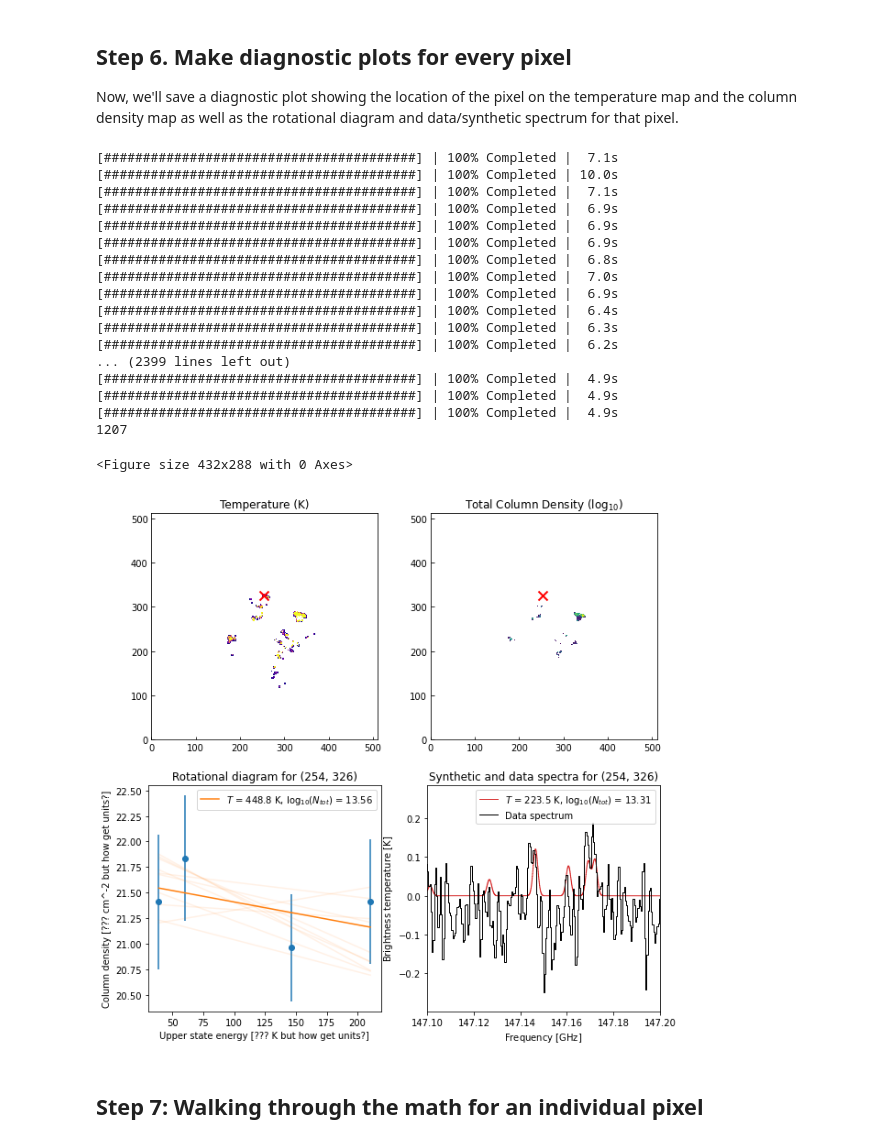
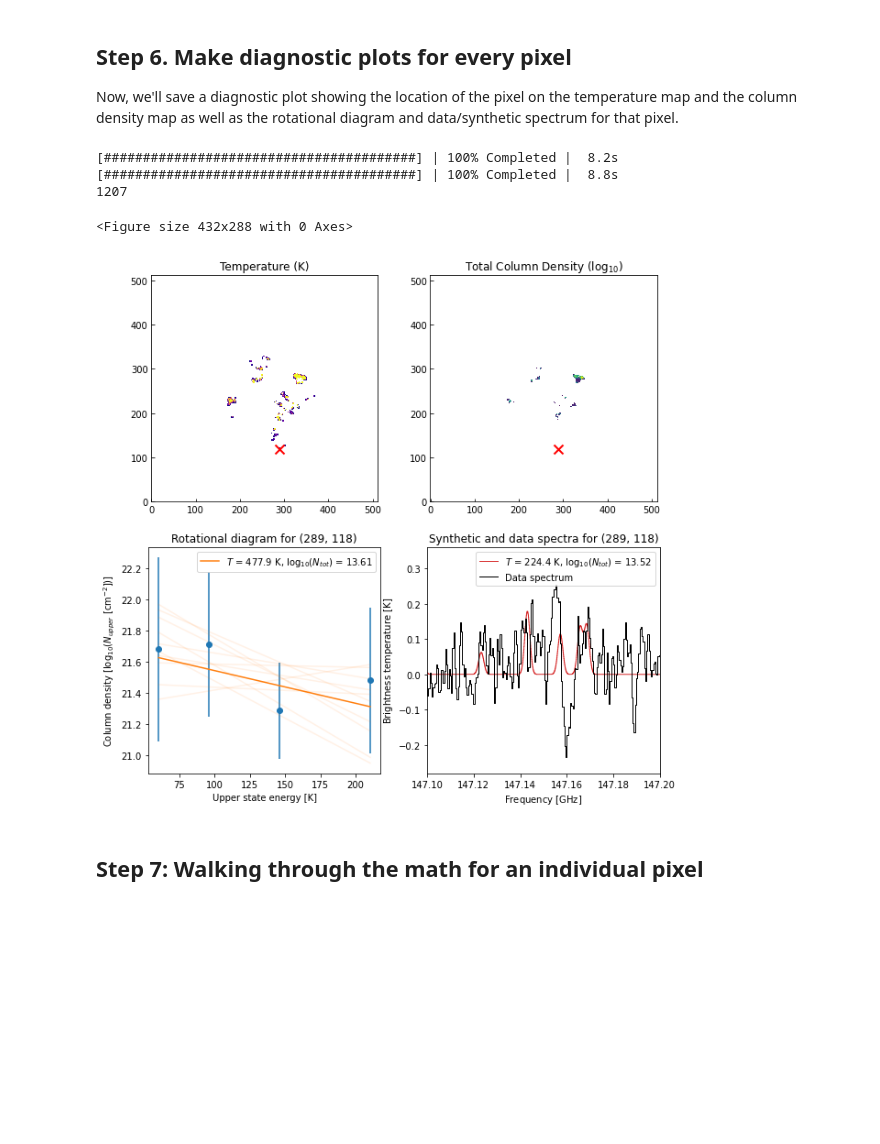
Before and after one commit to abulatek/brick, a Jupyter notebook: first_results/temperature_map/ProcessingTutorial.ipynb, the cells around one changed output. Drawn from its saved outputs; the diff is of its cells as text; code cells hidden in the pictures; blank space fills up the shorter version.

Commit message:
Updated figures again (axis labels

```diff
--- a/first_results/temperature_map/ProcessingTutorial.ipynb
+++ b/first_results/temperature_map/ProcessingTutorial.ipynb
@@ -235,7 +235,7 @@ from tqdm.notebook import tqdm
 def linear(x, m, b):
     return m*x + b
 
-def rotational_diagram(pixel_x, pixel_y, plot = False, save = False, print_results = False):
+def rotational_diagram(pixel_x, pixel_y, plot = False, save = False, print_results = False, plot_uncertainties = False):
     # Don't fit missing data
     col_density_NaN_mask = np.isfinite(ln_N_upper_gs[:,pixel_y,pixel_x]) # ignores NaNs (shouldn't need this...)
     col_density_zero_mask = ln_N_upper_gs[:,pixel_y,pixel_x] != 0
@@ -265,9 +265,20 @@ def rotational_diagram(pixel_x, pixel_y, plot = False, save = False, print_resul
 ### Why were we exp'ing the y axis???
     #     plt.yscale('log')
 ### Why were we log scaling the y axis???
+
+        ### PLOT UNCERTAINTIES:
+        if plot_uncertainties == True:
+            rng = np.random.default_rng()
+            rv = rng.multivariate_normal(popt, pcov, 10)
+            for param in rv:
+                slope, intercept = param[0], param[1]
+                temp = (-1./slope)*u.K
+                total_col_density = np.log10(np.exp(intercept)*ch3cn_partfunc(temp))
+                plt.plot(fit_energies_converted, slope*fit_energies_converted.value+intercept,
+                              alpha = 0.1, color = 'tab:orange')
         plt.title(f"Rotational diagram for ({pixel_x}, {pixel_y})")
-        plt.xlabel(f"Upper state energy [??? K but how get units?]")
-        plt.ylabel(f"Column density [??? cm^{-2} but how get units?]")
+        plt.xlabel(f"Upper state energy [K]")
+        plt.ylabel(f"Column density [$\log_{{10}}(N_{{upper}}\ [\mathrm{{cm}}^{{-2}}])$]")
         plt.legend()
         if save == True:
             plt.savefig("../figures/rot_diagram.pdf", dpi = 200, facecolor='w', edgecolor='w', bbox_inches='tight')
@@ -489,8 +500,8 @@ for index in tqdm(np.ndindex(ln_N_upper_gs.shape[1:])):
         # plt.yscale('log')
         ### Why were we log-scaling the y axis???
         ax[1][0].set_title(f"Rotational diagram for ({pixel_x}, {pixel_y})")
-        ax[1][0].set_xlabel(f"Upper state energy [??? K but how get units?]")
-        ax[1][0].set_ylabel(f"Column density [??? cm^{-2} but how get units?]")
+        ax[1][0].set_xlabel(f"Upper state energy [K]")
+        ax[1][0].set_ylabel(f"Column density [$\log_{{10}}(N_{{upper}}\ [\mathrm{{cm}}^{{-2}}])$]")
         ax[1][0].legend()
 
         ###### Synthetic/real spectra
@@ -520,50 +531,36 @@ for index in tqdm(np.ndindex(ln_N_upper_gs.shape[1:])):
 
         mod = lte_molecule.generate_model(sp_axis, v_cen, v_disp, temp, N_tot,
                                   freqs, aij, deg, EU, partfunc)
         mod_sp = pyspeckit.Spectrum(xarr = sp_axis.to(u.GHz), data = mod, unit = u.K)
 
         # Get data spectrum
         data_sp = ch3cncube[:, pixel_y, pixel_x]
         data_sp_K = data_sp.value * ch3cncube.jtok_factors()
         data_sp_K_pyspeckit = pyspeckit.Spectrum(xarr = ch3cncube.spectral_axis.to(u.GHz),
                                            data = data_sp_K, unit = u.K)
 
         mod_sp.plotter(label = f'$T$ = {temp:.1f}, $\log_{{10}}(N_{{tot}})$ = {N_tot:.2f}',
                        color = 'tab:red', linewidth = 1, axis = ax[1][1])
         data_sp_K_pyspeckit.plotter(axis=mod_sp.plotter.axis, clear = False, color = 'k', linewidth = 1,
                             xmin = fmin, xmax = fmax, #ymin = min([min(mod),min(data_sp)]) - 0.3,
                             # ymax = max([max(mod),max(data_sp)]) + 0.2,
                             label = 'Data spectrum',
                             xlabel = f"Frequency [{mod_sp.xarr.unit.to_string('latex_inline')}]",
                             ylabel = f"Brightness temperature [{mod_sp.unit.to_string('latex_inline')}]")
 
         plt.title(f"Synthetic and data spectra for ({pixel_x}, {pixel_y})")
         plt.legend()
         if flag == False:
             plt.savefig(f"../diagnostic_plots/x{pixel_x}y{pixel_y}.png", overwrite = True)
         flag = True
 
 print(counter)
 # %% [output]
-[########################################] | 100% Completed |  7.1s
-[########################################] | 100% Completed | 10.0s
-[########################################] | 100% Completed |  7.1s
-[########################################] | 100% Completed |  6.9s
-[########################################] | 100% Completed |  6.9s
-[########################################] | 100% Completed |  6.9s
-[########################################] | 100% Completed |  6.8s
-[########################################] | 100% Completed |  7.0s
-[########################################] | 100% Completed |  6.9s
-[########################################] | 100% Completed |  6.4s
-[########################################] | 100% Completed |  6.3s
-[########################################] | 100% Completed |  6.2s
-... (2399 lines left out)
-[########################################] | 100% Completed |  4.9s
-[########################################] | 100% Completed |  4.9s
-[########################################] | 100% Completed |  4.9s
+[########################################] | 100% Completed |  8.2s
+[########################################] | 100% Completed |  8.8s
 1207
 <Figure size 432x288 with 0 Axes>
-[figure, old version]
+[figure, new version]
 # %% [markdown]
 ## Step 7: Walking through the math for an individual pixel
 # %%
```
Also changed, not shown: parts of 5 cells of this notebook, 4 other files.
